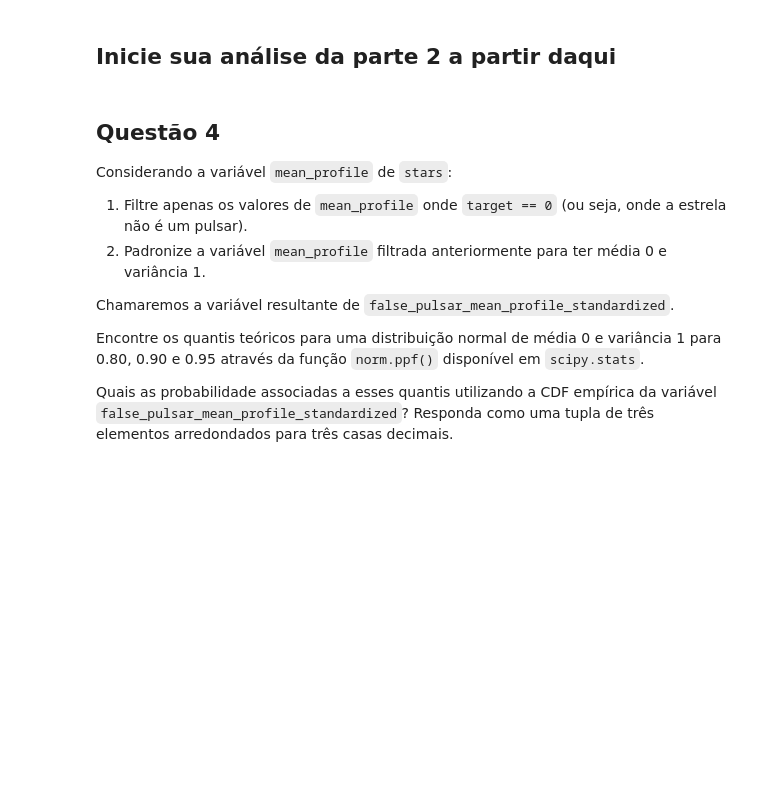
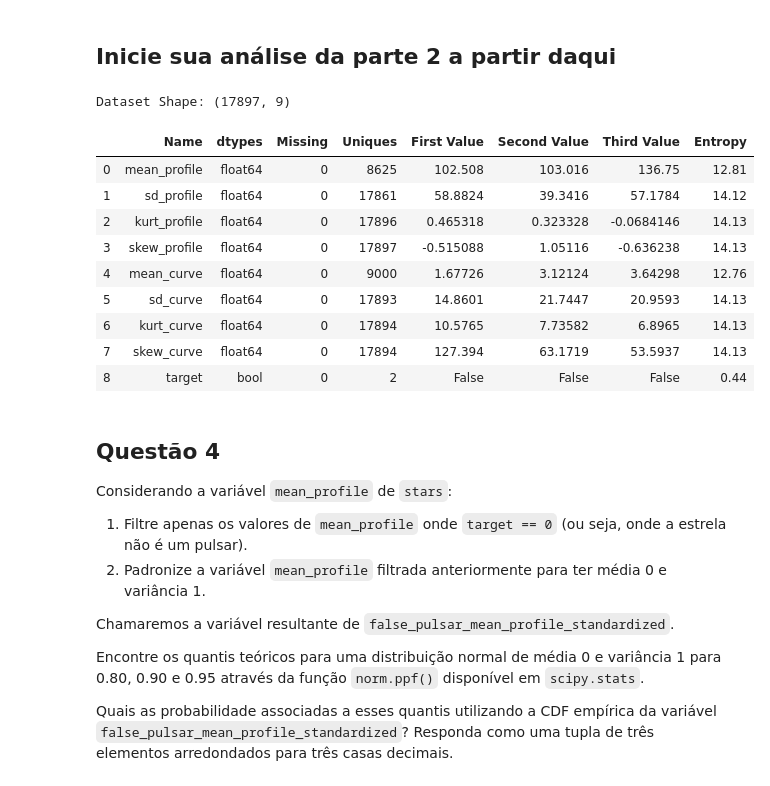
Before and after one commit to AlessandraFaria/Data-science, a Jupyter notebook: src/data-science-1/main.ipynb, the cells around one changed output. Drawn from its saved outputs; the diff is of its cells as text; code cells hidden in the pictures; blank space fills up the shorter version.

```diff
--- a/src/data-science-1/main.ipynb
+++ b/src/data-science-1/main.ipynb
@@ -157,3 +167,63 @@ stars.loc[:, "target"] = stars.target.astype(bool)
+# %%
+
+def resumetable(df):
+    print(f"Dataset Shape: {df.shape}")
+    summary = pd.DataFrame(df.dtypes,columns=['dtypes'])
+    summary = summary.reset_index()
+    summary['Name'] = summary['index']
+    summary = summary[['Name','dtypes']]
+    summary['Missing'] = df.isnull().sum().values
+    summary['Uniques'] = df.nunique().values
+    summary['First Value'] = df.loc[0].values
+    summary['Second Value'] = df.loc[1].values
+    summary['Third Value'] = df.loc[2].values
+
+    for name in summary['Name'].value_counts().index:
+        summary.loc[summary['Name'] == name, 'Entropy'] = round(stats.entropy(df[name].value_counts(normalize=True), base=2),2)
+
+    return summary
+
+def reduce_mem_usage(df, verbose=True):
+    numerics = ['int16', 'int32', 'int64', 'float16', 'float32', 'float64']
+    start_mem = df.memory_usage().sum() / 1024**2
+    for col in df.columns:
+        col_type = df[col].dtypes
+        if col_type in numerics:
+            c_min = df[col].min()
+            c_max = df[col].max()
+            if str(col_type)[:3] == 'int':
+                if c_min > np.iinfo(np.int8).min and c_max < np.iinfo(np.int8).max:
+                    df[col] = df[col].astype(np.int8)
+                elif c_min > np.iinfo(np.int16).min and c_max < np.iinfo(np.int16).max:
+                    df[col] = df[col].astype(np.int16)
+                elif c_min > np.iinfo(np.int32).min and c_max < np.iinfo(np.int32).max:
+                    df[col] = df[col].astype(np.int32)
+                elif c_min > np.iinfo(np.int64).min and c_max < np.iinfo(np.int64).max:
+                    df[col] = df[col].astype(np.int64)
+            else:
+                if c_min > np.finfo(np.float16).min and c_max < np.finfo(np.float16).max:
+                    df[col] = df[col].astype(np.float16)
+                elif c_min > np.finfo(np.float32).min and c_max < np.finfo(np.float32).max:
+                    df[col] = df[col].astype(np.float32)
+                else:
+                    df[col] = df[col].astype(np.float64)
+    end_mem = df.memory_usage().sum() / 1024**2
+    if verbose: print('Mem. usage decreased to {:5.2f} Mb ({:.1f}% reduction)'.format(end_mem, 100 * (start_mem - end_mem) / start_mem))
+    return df
+
+resumetable(stars)
+# %% [output]
+Dataset Shape: (17897, 9)
+|  | Name | dtypes | Missing | Uniques | First Value | Second Value | Third Value | Entropy |
+| 0 | mean_profile | float64 | 0 | 8625 | 102.508 | 103.016 | 136.75 | 12.81 |
+| 1 | sd_profile | float64 | 0 | 17861 | 58.8824 | 39.3416 | 57.1784 | 14.12 |
+| 2 | kurt_profile | float64 | 0 | 17896 | 0.465318 | 0.323328 | -0.0684146 | 14.13 |
+| 3 | skew_profile | float64 | 0 | 17897 | -0.515088 | 1.05116 | -0.636238 | 14.13 |
+| 4 | mean_curve | float64 | 0 | 9000 | 1.67726 | 3.12124 | 3.64298 | 12.76 |
+| 5 | sd_curve | float64 | 0 | 17893 | 14.8601 | 21.7447 | 20.9593 | 14.13 |
+| 6 | kurt_curve | float64 | 0 | 17894 | 10.5765 | 7.73582 | 6.8965 | 14.13 |
+| 7 | skew_curve | float64 | 0 | 17894 | 127.394 | 63.1719 | 53.5937 | 14.13 |
+| 8 | target | bool | 0 | 2 | False | False | False | 0.44 |
 # %% [markdown]
 ## Questão 4
 
```
Also changed, not shown: parts of 16 cells of this notebook.
